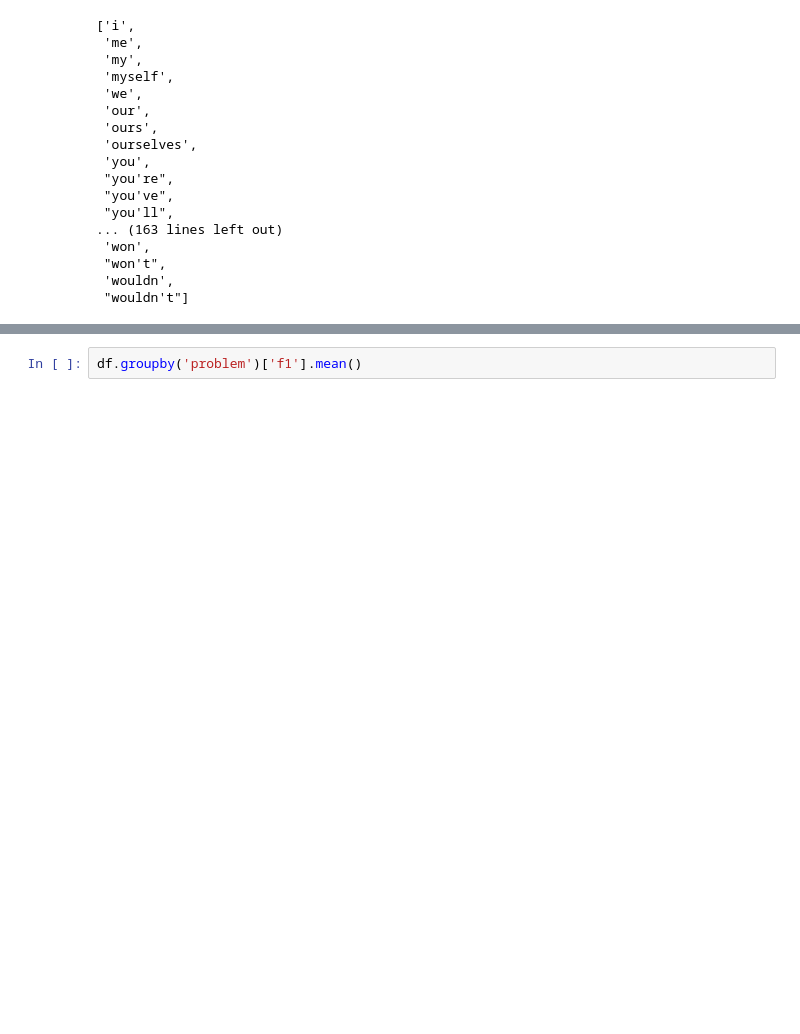
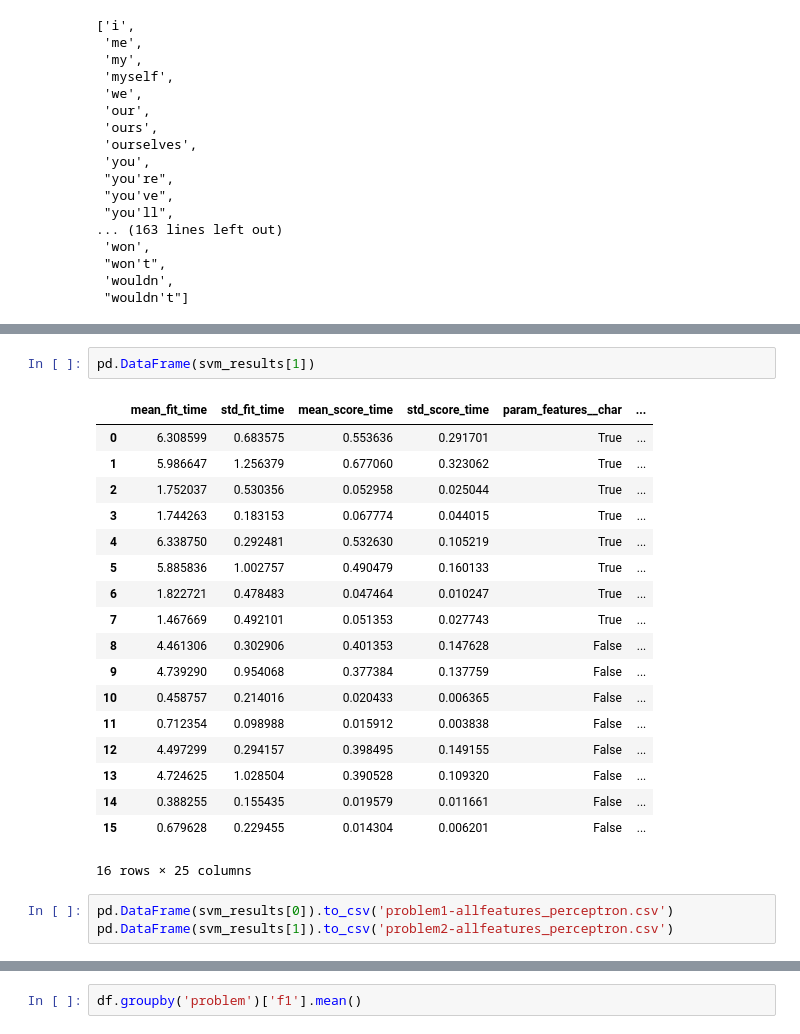
Before and after one commit to sallyi/lang-proc-exam, a Jupyter notebook: feature_extraction.ipynb, the cells around one changed output, grey strips where cells are left out. Drawn from its saved outputs; the diff is of its cells as text; blank space fills up the shorter version.

```diff
--- a/feature_extraction.ipynb
+++ b/feature_extraction.ipynb
@@ -506,0 +706,24 @@ TypeError: any() takes exactly one argument (5 given)
+# %%
+pd.DataFrame(svm_results[1])
+# %% [output]
+|  | mean_fit_time | std_fit_time | mean_score_time | std_score_time | param_features__char | ... |
+| 0 | 6.308599 | 0.683575 | 0.553636 | 0.291701 | True | ... |
+| 1 | 5.986647 | 1.256379 | 0.677060 | 0.323062 | True | ... |
+| 2 | 1.752037 | 0.530356 | 0.052958 | 0.025044 | True | ... |
+| 3 | 1.744263 | 0.183153 | 0.067774 | 0.044015 | True | ... |
+| 4 | 6.338750 | 0.292481 | 0.532630 | 0.105219 | True | ... |
+| 5 | 5.885836 | 1.002757 | 0.490479 | 0.160133 | True | ... |
+| 6 | 1.822721 | 0.478483 | 0.047464 | 0.010247 | True | ... |
+| 7 | 1.467669 | 0.492101 | 0.051353 | 0.027743 | True | ... |
+| 8 | 4.461306 | 0.302906 | 0.401353 | 0.147628 | False | ... |
+| 9 | 4.739290 | 0.954068 | 0.377384 | 0.137759 | False | ... |
+| 10 | 0.458757 | 0.214016 | 0.020433 | 0.006365 | False | ... |
+| 11 | 0.712354 | 0.098988 | 0.015912 | 0.003838 | False | ... |
+| 12 | 4.497299 | 0.294157 | 0.398495 | 0.149155 | False | ... |
+| 13 | 4.724625 | 1.028504 | 0.390528 | 0.109320 | False | ... |
+| 14 | 0.388255 | 0.155435 | 0.019579 | 0.011661 | False | ... |
+| 15 | 0.679628 | 0.229455 | 0.014304 | 0.006201 | False | ... |
+16 rows × 25 columns
+# %%
+pd.DataFrame(svm_results[0]).to_csv('problem1-allfeatures_perceptron.csv')
+pd.DataFrame(svm_results[1]).to_csv('problem2-allfeatures_perceptron.csv')
```
Also changed, not shown: parts of 9 cells of this notebook.
